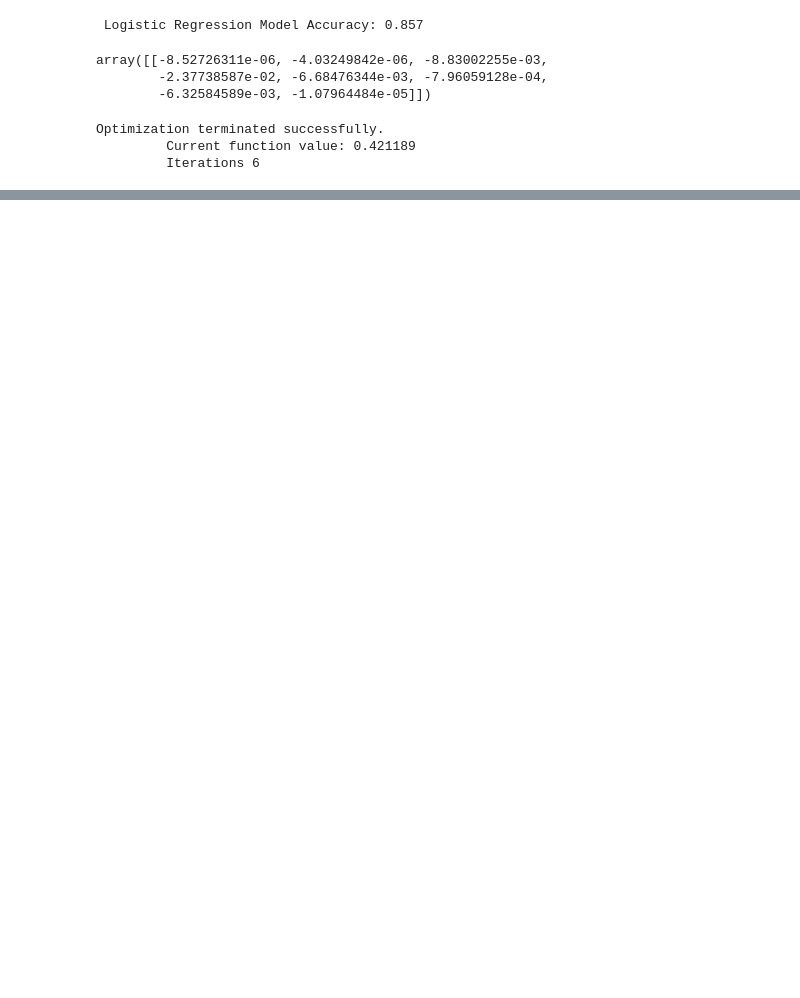
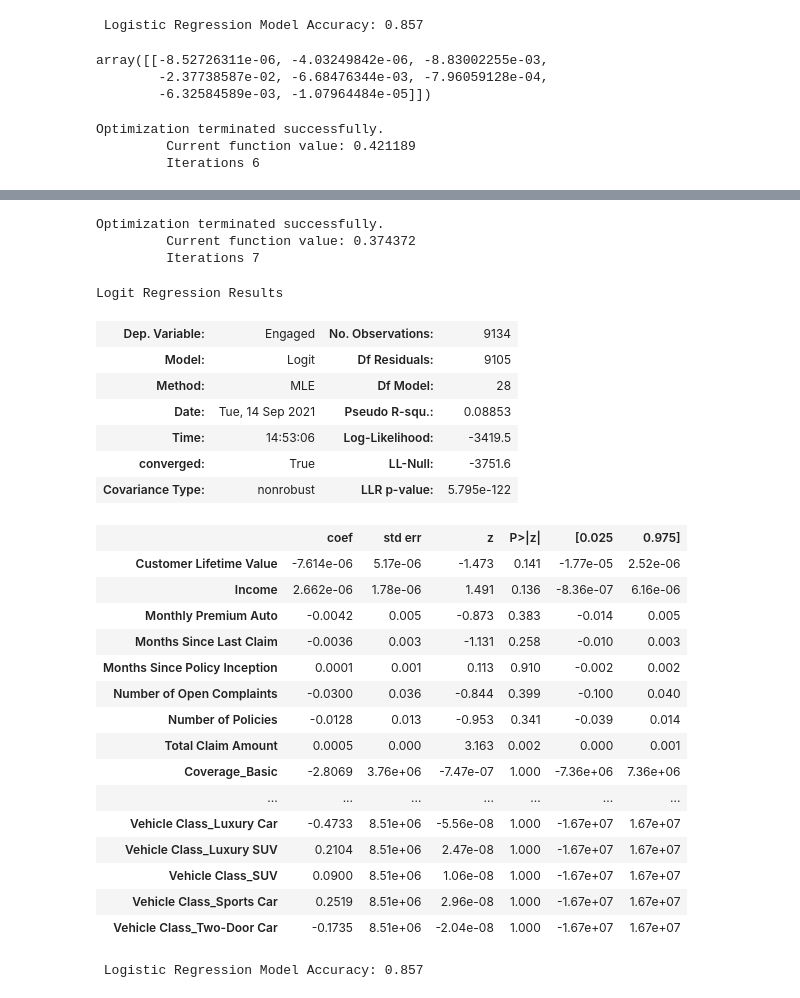
Before and after one commit to jacodetunde/Marketing_Customer_Value, a Jupyter notebook: Customer_Analysis.ipynb, the cells around one changed output, grey strips where cells are left out. Cells and saved outputs as stored; diff of their text form; code cells hidden in the pictures; blank space fills up the shorter version.

```diff
--- a/Customer_Analysis.ipynb
+++ b/Customer_Analysis.ipynb
@@ -216,3 +216,5 @@ Logit Regression Results
 | Number of Open Complaints | -0.0829 | 0.034 | -2.424 | 0.015 | -0.150 | -0.016 |
 | Number of Policies | -0.0810 | 0.013 | -6.356 | 0.000 | -0.106 | -0.056 |
 | Total Claim Amount | 0.0001 | 0.000 | 0.711 | 0.477 | -0.000 | 0.000 |
+# %%
+new_df=pd.get_dummies(df,columns=['Coverage','Education','EmploymentStatus','Gender','Marital Status','Policy Type','Vehicle Class'])
@@ -218,0 +237,40 @@ Logit Regression Results
+# %%
+df2 = new_df.drop(columns=['Customer','State', 'Response','Renew Offer Type', 'Effective To Date', 'Location Code','Policy','Sales Channel','Vehicle Size'])
+# %%
+#Create new features for ML
+X1 = df2.drop(columns='Engaged')
+y1 = df2.Engaged
+# %%
+# Instantiate and fit the Statsmodel
+log1 = sm.Logit(y1, X1).fit()
+# %% [output]
+Optimization terminated successfully.
+         Current function value: 0.374372
+         Iterations 7
+# %%
+log1.summary()
+# %% [output]
+Logit Regression Results
+| Dep. Variable: | Engaged | No. Observations: | 9134 |
+| Model: | Logit | Df Residuals: | 9105 |
+| Method: | MLE | Df Model: | 28 |
+| Date: | Tue, 14 Sep 2021 | Pseudo R-squ.: | 0.08853 |
+| Time: | 14:53:06 | Log-Likelihood: | -3419.5 |
+| converged: | True | LL-Null: | -3751.6 |
+| Covariance Type: | nonrobust | LLR p-value: | 5.795e-122 |
+|  | coef | std err | z | P>|z| | [0.025 | 0.975] |
+| Customer Lifetime Value | -7.614e-06 | 5.17e-06 | -1.473 | 0.141 | -1.77e-05 | 2.52e-06 |
+| Income | 2.662e-06 | 1.78e-06 | 1.491 | 0.136 | -8.36e-07 | 6.16e-06 |
+| Monthly Premium Auto | -0.0042 | 0.005 | -0.873 | 0.383 | -0.014 | 0.005 |
+| Months Since Last Claim | -0.0036 | 0.003 | -1.131 | 0.258 | -0.010 | 0.003 |
+| Months Since Policy Inception | 0.0001 | 0.001 | 0.113 | 0.910 | -0.002 | 0.002 |
+| Number of Open Complaints | -0.0300 | 0.036 | -0.844 | 0.399 | -0.100 | 0.040 |
+| Number of Policies | -0.0128 | 0.013 | -0.953 | 0.341 | -0.039 | 0.014 |
+| Total Claim Amount | 0.0005 | 0.000 | 3.163 | 0.002 | 0.000 | 0.001 |
+| Coverage_Basic | -2.8069 | 3.76e+06 | -7.47e-07 | 1.000 | -7.36e+06 | 7.36e+06 |
+| ... | ... | ... | ... | ... | ... | ... |
+| Vehicle Class_Luxury Car | -0.4733 | 8.51e+06 | -5.56e-08 | 1.000 | -1.67e+07 | 1.67e+07 |
+| Vehicle Class_Luxury SUV | 0.2104 | 8.51e+06 | 2.47e-08 | 1.000 | -1.67e+07 | 1.67e+07 |
+| Vehicle Class_SUV | 0.0900 | 8.51e+06 | 1.06e-08 | 1.000 | -1.67e+07 | 1.67e+07 |
+| Vehicle Class_Sports Car | 0.2519 | 8.51e+06 | 2.96e-08 | 1.000 | -1.67e+07 | 1.67e+07 |
+| Vehicle Class_Two-Door Car | -0.1735 | 8.51e+06 | -2.04e-08 | 1.000 | -1.67e+07 | 1.67e+07 |
@@ -218,0 +294,9 @@ Logit Regression Results
+# %%
+# Train the model
+model.fit(X1_train,y1_train)
+
+# Evaluate the model
+y1_pred = model.predict(X1_test)
+print(f" Logistic Regression Model Accuracy: {accuracy_score(y1_test,y1_pred):.3f}")
+# %% [output]
+ Logistic Regression Model Accuracy: 0.857
```
Also changed, not shown: parts of 6 cells of this notebook.
